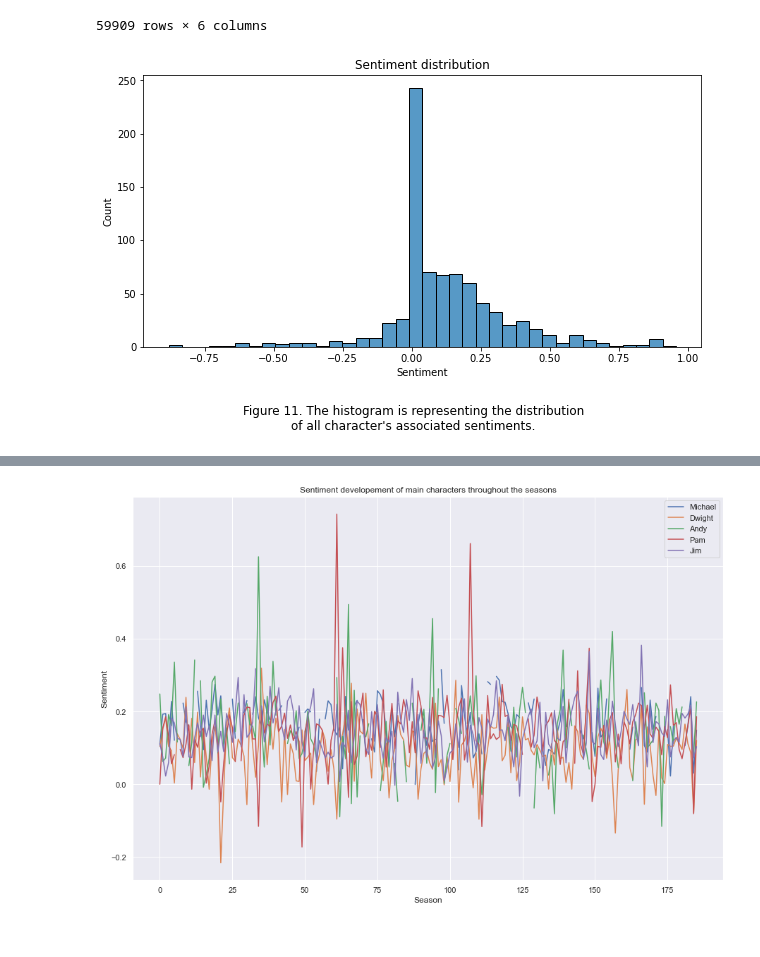
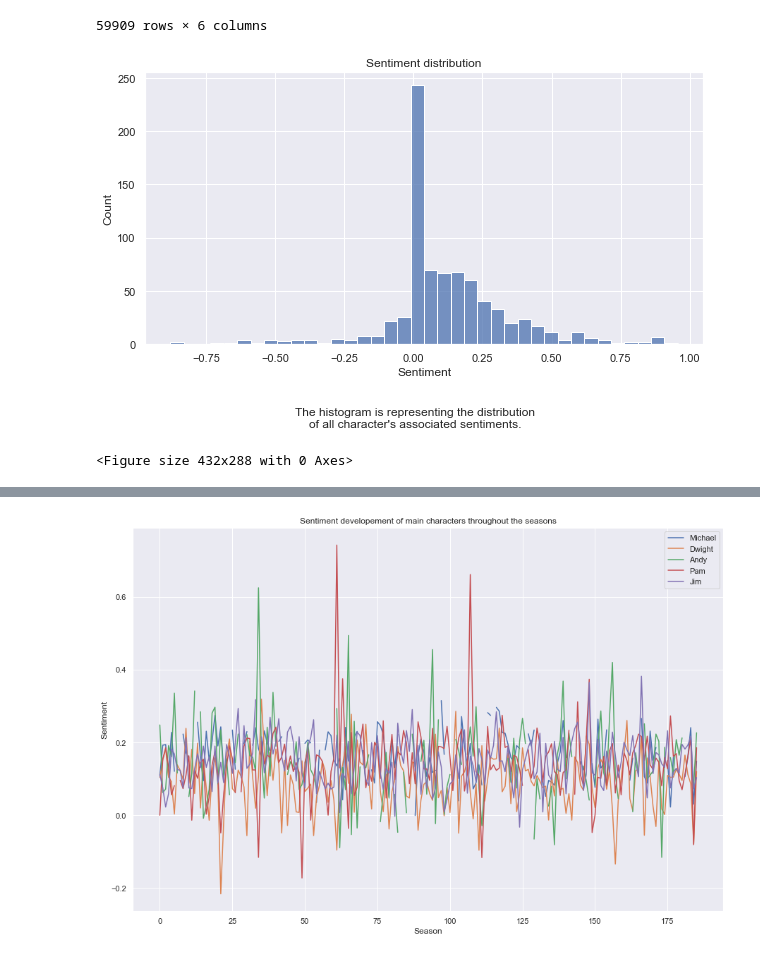
Before and after one commit to nklingen/SocialGraphsProject, a Jupyter notebook: Sentiment_analysis.ipynb, the cells around one changed output, grey strips where cells are left out. Cells and saved outputs as stored; diff of their text form; code cells hidden in the pictures.

```diff
--- a/Sentiment_analysis.ipynb
+++ b/Sentiment_analysis.ipynb
@@ -84,37 +84,42 @@ def un_pack_episode_lines(character):
 df_aired = df_dialog[df_dialog.deleted == False]
 characters_dialog = df_aired.speaker.unique()
 # %%
-def get_avg_sentiment_node_VADER(character):
+def get_avg_sentiment_node_VADER(character, avg = True):
     analyzer = SentimentIntensityAnalyzer()
     #character = character.split("_")[0]
 
-    total = 0
+    total = []
 
     # otherwise, for each sentence in the character's dialogue
     dialogue = get_character_lines_series(character)
     for sentence in dialogue:
         # compute the polarity score
         vs = analyzer.polarity_scores(sentence)
-        total += vs["compound"]
+        total.append(vs["compound"])
 
+    if not avg:
+        return total
     # return the average sentiment across all sentences in the character's dialogue
-    return total/len(dialogue)
+    return sum(total)/len(dialogue)
 # %%
 char_sentiment_VADER = {char:get_avg_sentiment_node_VADER(char) for char in characters_dialog}
 # sort sentiment
-char_sentiment_VADER = dict(sorted(char_sentiment_VADER.items(), key=lambda item: item[1], reverse = True))
+#char_sentiment_VADER = dict(sorted(char_sentiment_VADER.items(), key=lambda item: item[1], reverse = True))
 # %%
+sns.set_theme()
 title = "Sentiment distribution"
-caption = "Figure 11. The histogram is representing the distribution\nof all character's associated sentiments."
+caption = "The histogram is representing the distribution\nof all character's associated sentiments."
 plt.figure(figsize=[10,5])
 sns.histplot(char_sentiment_VADER)
 plt.title(title)
 plt.xlabel('Sentiment')
 plt.ylabel('Count')
 plt.figtext(0.5, -0.1, caption, wrap=True, horizontalalignment='center', fontsize=12)
 plt.show()
+plt.savefig("images/sentiment_distribution.png")
 # %% [output]
-[figure, old version]
+[figure, new version]
+<Figure size 432x288 with 0 Axes>
 # %%
 df_filepath = "Data/dataframe_characters.csv"
 df = pd.read_csv(df_filepath)
```
Also changed, not shown: parts of 7 cells of this notebook, 3 other files.
